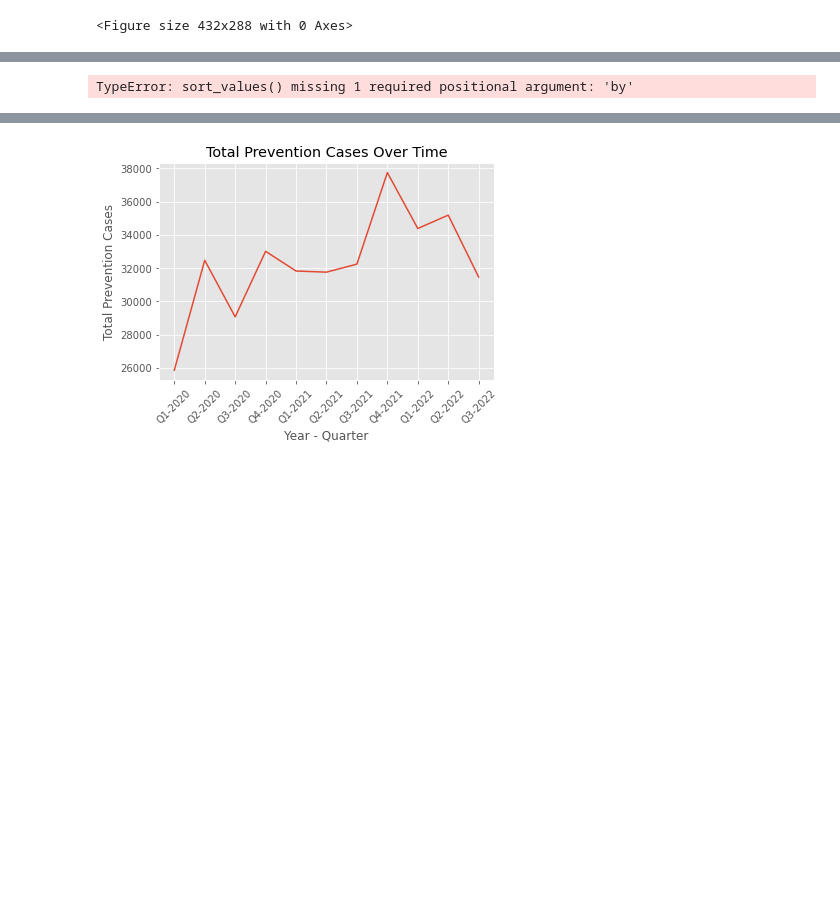
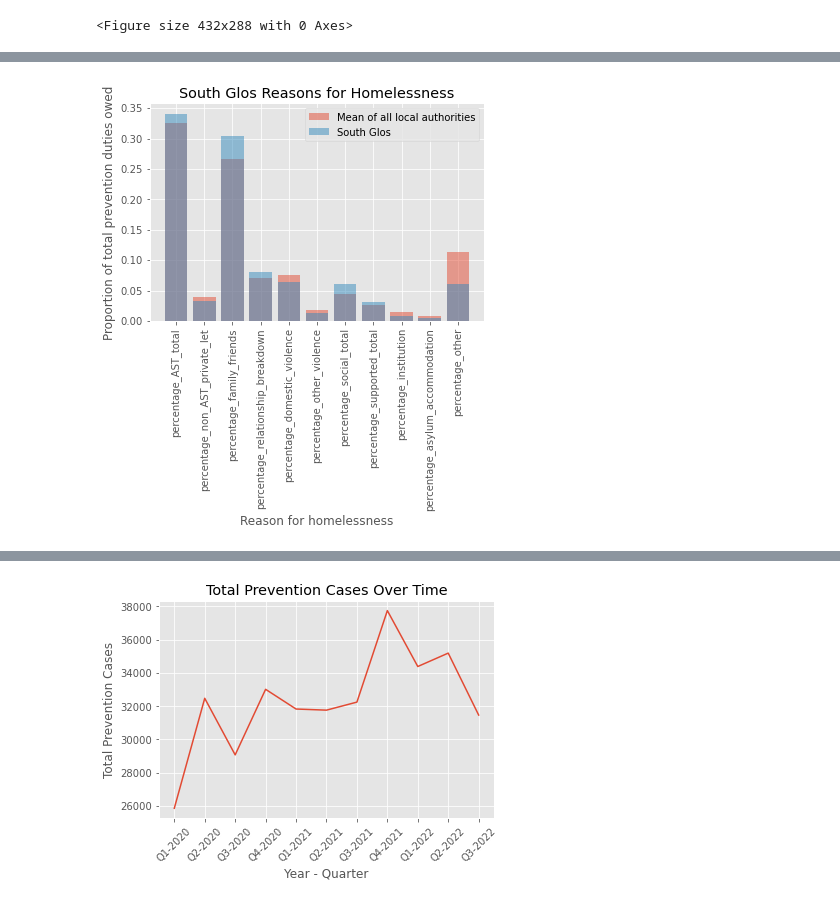
Before and after one commit to lu-fisher/Homelessness-reasons, a Jupyter notebook: Initial analysis - Prevention duties.ipynb, the cells around one changed output, grey strips where cells are left out. Cells and saved outputs as stored; diff of their text form; code cells hidden in the pictures; blank space fills up the shorter version.

```diff
--- a/Initial analysis - Prevention duties.ipynb
+++ b/Initial analysis - Prevention duties.ipynb
@@ -135,20 +146,22 @@ plt.show()
 # %%
-#Analysing South Gloucestershire as an example
+#Analysing South Gloucestershire as an example comparator
 
-percentages_SG = df.loc[df['local_authority'] == 'South Gloucestershire'][df_percentages.columns[2:]].squeeze().sort_values(ascending=False)
+df_SG = df_duties[df_duties['local_authority'] == 'South Gloucestershire']
+df_percentages_SG = df_SG.filter(df_SG.columns[0:2].tolist() + [column for column in df_SG.columns if 'percentage' in column])
+percentages_mean_SG = df_SG[df_percentages.columns[2:]].mean()
 
 plt.bar(percentages_mean.index, percentages_mean, label='Mean of all local authorities', alpha=0.5)
-plt.bar(percentages_mean.index, percentages_SG, label='South Glos', alpha=0.5)
+plt.bar(percentages_mean_SG.index, percentages_mean_SG, label='South Glos', alpha=0.5)
 plt.xticks(rotation=90)
 plt.title('South Glos Reasons for Homelessness')
 plt.xlabel('Reason for homelessness')
 plt.ylabel('Proportion of total prevention duties owed')
 plt.legend()
 plt.show()
 
-percentages_SG.describe
+#Later, it would be nice to reorder the bars so they are in descending order for either South Glos or all local authorities
 # %% [output]
-TypeError: sort_values() missing 1 required positional argument: 'by'
+[figure, added]
 # %%
 #Grouping data by quarter
 
```
Also changed, not shown: parts of 33 cells of this notebook, 9 other files.
